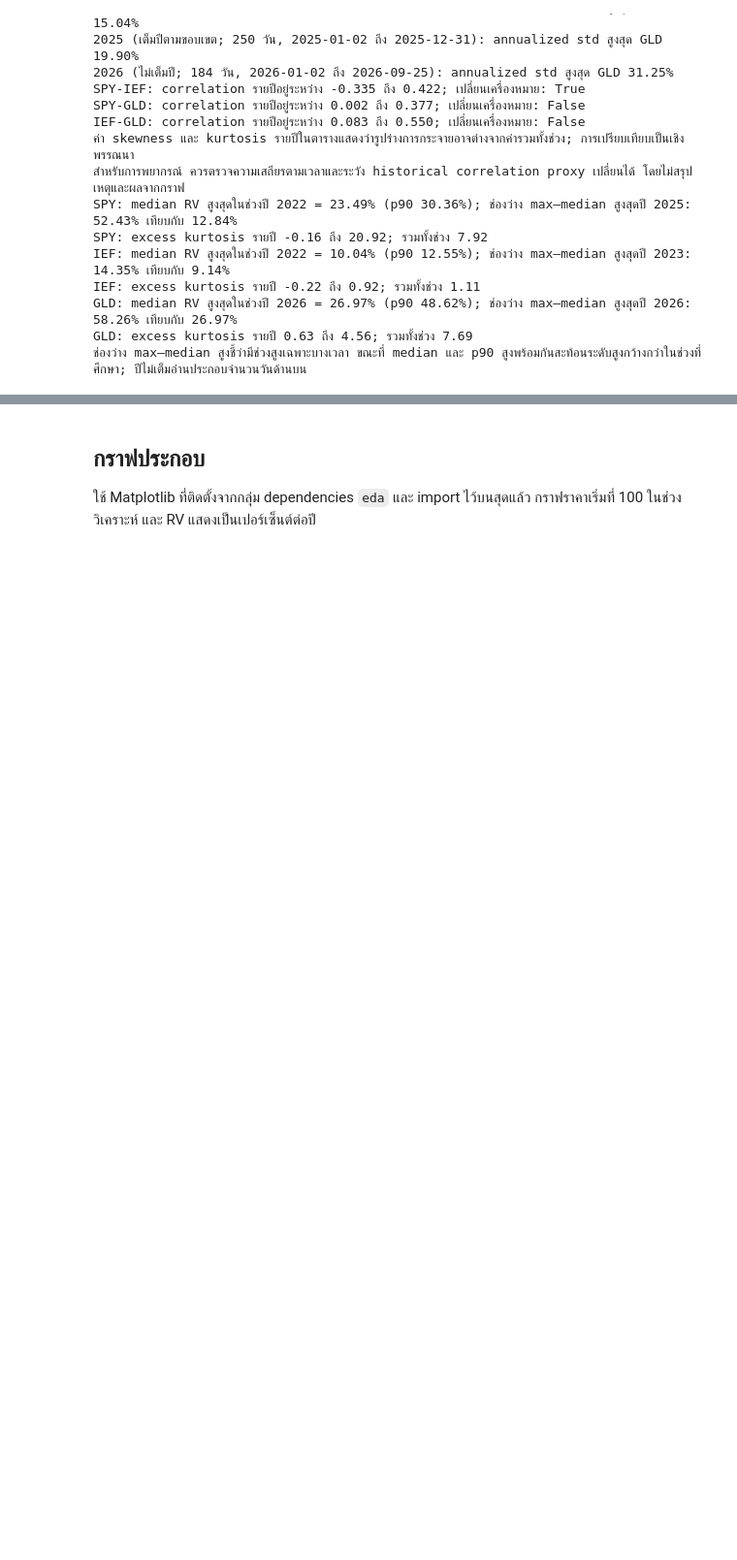
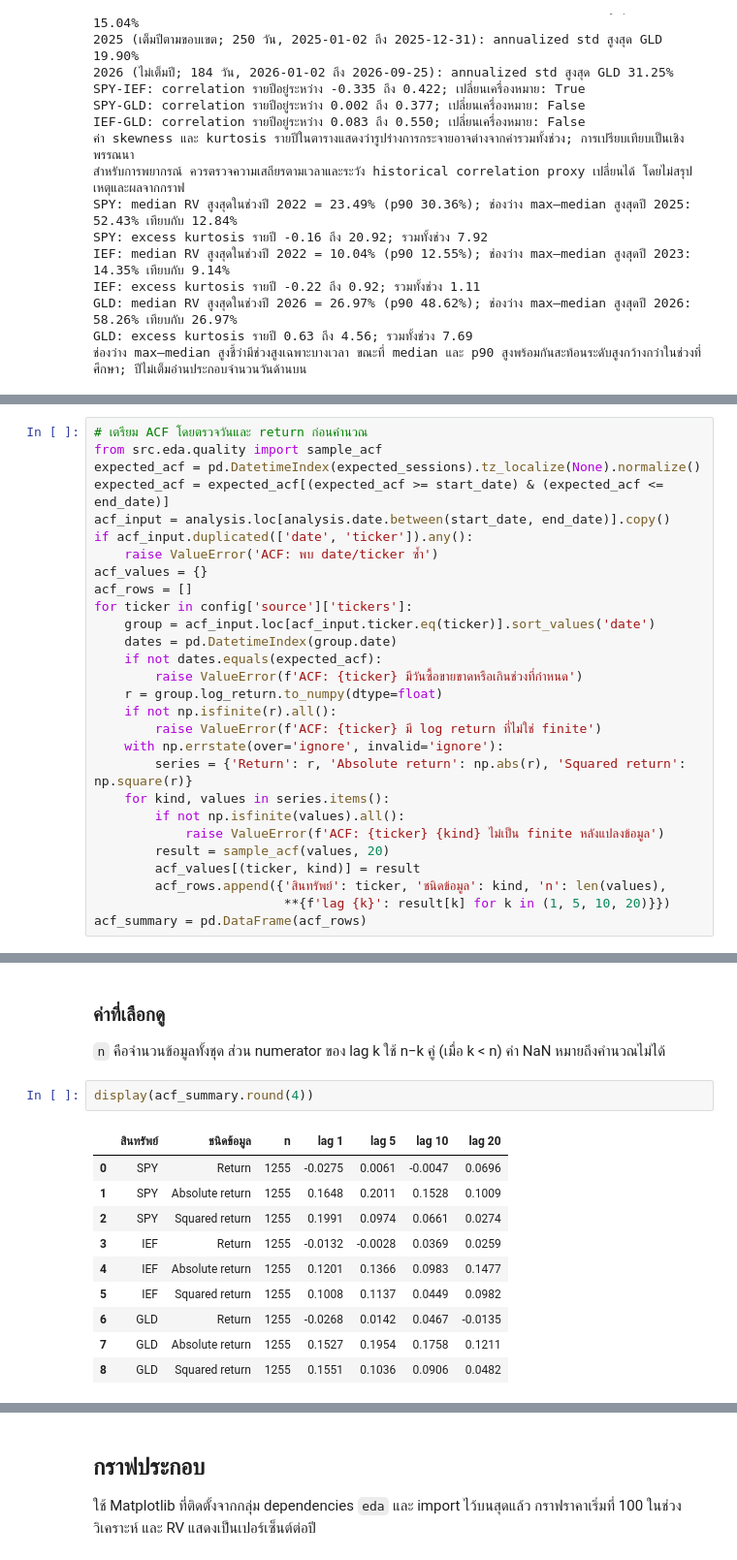
Before and after one commit to 01aptx01/datasci-and-dataen-project, a Jupyter notebook: notebooks/01_eda_market_prices.ipynb, the cells around one changed output, grey strips where cells are left out. Shown at 97% size. Drawn from its saved outputs; the diff is of its cells as text; blank space fills up the shorter version.

```diff
--- a/notebooks/01_eda_market_prices.ipynb
+++ b/notebooks/01_eda_market_prices.ipynb
@@ -842,0 +853,28 @@ GLD: excess kurtosis รายปี 0.63 ถึง 4.56; รวมทั้ง
+# %%
+# เตรียม ACF โดยตรวจวันและ return ก่อนคำนวณ
+from src.eda.quality import sample_acf
+expected_acf = pd.DatetimeIndex(expected_sessions).tz_localize(None).normalize()
+expected_acf = expected_acf[(expected_acf >= start_date) & (expected_acf <= end_date)]
+acf_input = analysis.loc[analysis.date.between(start_date, end_date)].copy()
+if acf_input.duplicated(['date', 'ticker']).any():
+    raise ValueError('ACF: พบ date/ticker ซ้ำ')
+acf_values = {}
+acf_rows = []
+for ticker in config['source']['tickers']:
+    group = acf_input.loc[acf_input.ticker.eq(ticker)].sort_values('date')
+    dates = pd.DatetimeIndex(group.date)
+    if not dates.equals(expected_acf):
+        raise ValueError(f'ACF: {ticker} มีวันซื้อขายขาดหรือเกินช่วงที่กำหนด')
+    r = group.log_return.to_numpy(dtype=float)
+    if not np.isfinite(r).all():
+        raise ValueError(f'ACF: {ticker} มี log return ที่ไม่ใช่ finite')
+    with np.errstate(over='ignore', invalid='ignore'):
+        series = {'Return': r, 'Absolute return': np.abs(r), 'Squared return': np.square(r)}
+    for kind, values in series.items():
+        if not np.isfinite(values).all():
+            raise ValueError(f'ACF: {ticker} {kind} ไม่เป็น finite หลังแปลงข้อมูล')
+        result = sample_acf(values, 20)
+        acf_values[(ticker, kind)] = result
+        acf_rows.append({'สินทรัพย์': ticker, 'ชนิดข้อมูล': kind, 'n': len(values),
+                         **{f'lag {k}': result[k] for k in (1, 5, 10, 20)}})
+acf_summary = pd.DataFrame(acf_rows)
@@ -842,0 +913,16 @@ GLD: excess kurtosis รายปี 0.63 ถึง 4.56; รวมทั้ง
+# %% [markdown]
+### ค่าที่เลือกดู
+`n` คือจำนวนข้อมูลทั้งชุด ส่วน numerator ของ lag k ใช้ n−k คู่ (เมื่อ k < n) ค่า NaN หมายถึงคำนวณไม่ได้
+# %%
+display(acf_summary.round(4))
+# %% [output]
+|  | สินทรัพย์ | ชนิดข้อมูล | n | lag 1 | lag 5 | lag 10 | lag 20 |
+| 0 | SPY | Return | 1255 | -0.0275 | 0.0061 | -0.0047 | 0.0696 |
+| 1 | SPY | Absolute return | 1255 | 0.1648 | 0.2011 | 0.1528 | 0.1009 |
+| 2 | SPY | Squared return | 1255 | 0.1991 | 0.0974 | 0.0661 | 0.0274 |
+| 3 | IEF | Return | 1255 | -0.0132 | -0.0028 | 0.0369 | 0.0259 |
+| 4 | IEF | Absolute return | 1255 | 0.1201 | 0.1366 | 0.0983 | 0.1477 |
+| 5 | IEF | Squared return | 1255 | 0.1008 | 0.1137 | 0.0449 | 0.0982 |
+| 6 | GLD | Return | 1255 | -0.0268 | 0.0142 | 0.0467 | -0.0135 |
+| 7 | GLD | Absolute return | 1255 | 0.1527 | 0.1954 | 0.1758 | 0.1211 |
+| 8 | GLD | Squared return | 1255 | 0.1551 | 0.1036 | 0.0906 | 0.0482 |
```
Also changed, not shown: parts of 6 cells of this notebook, 2 other files.
